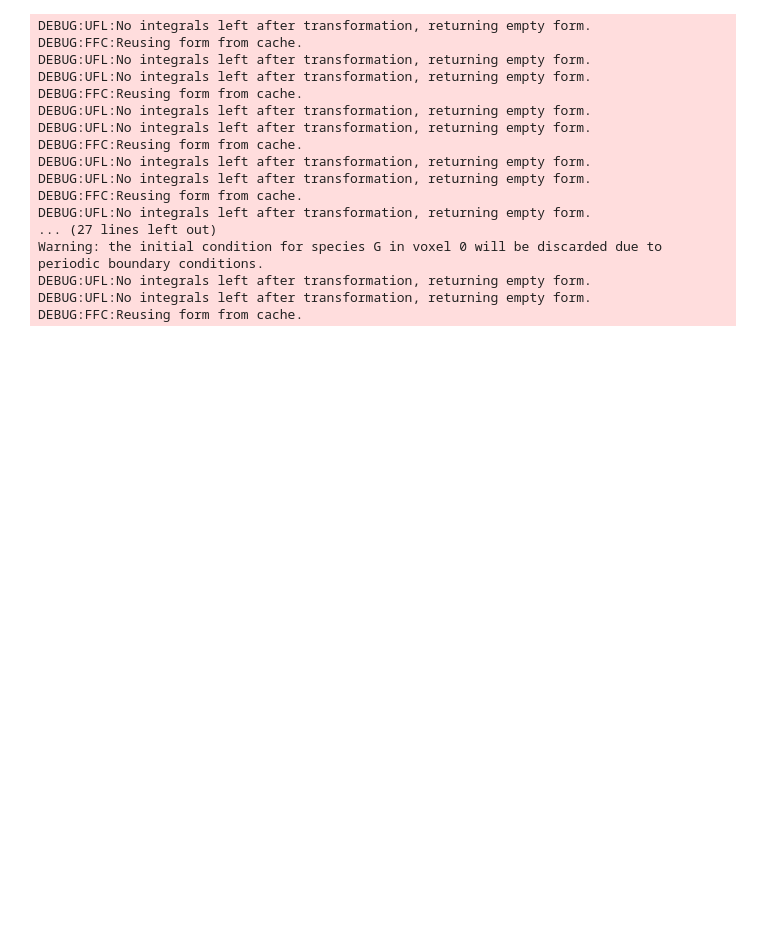
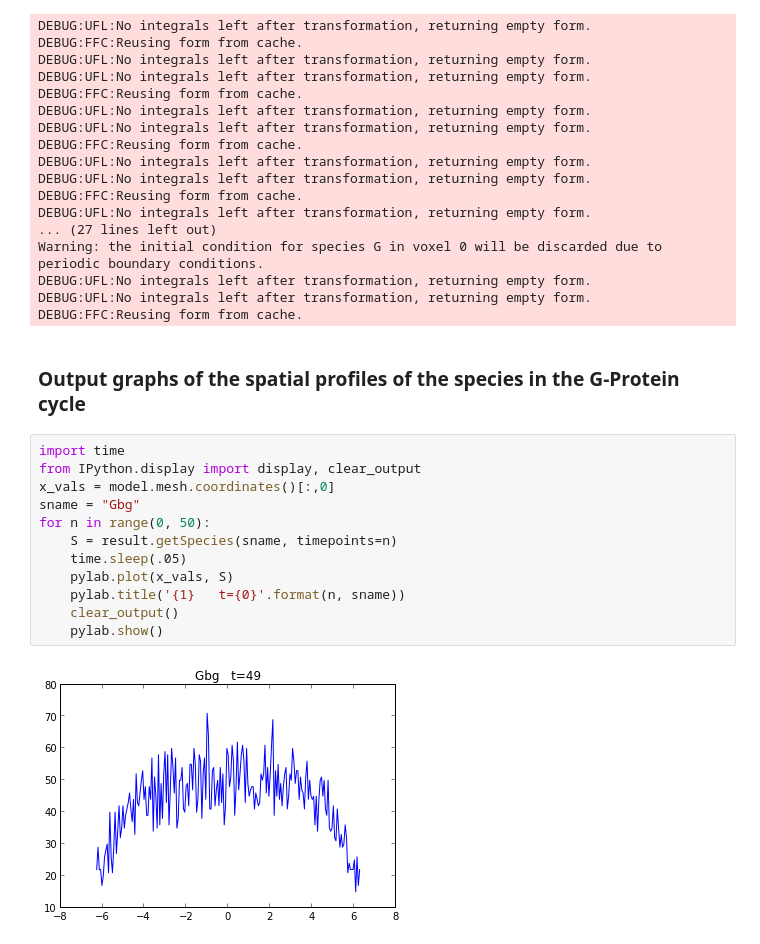
Before and after one commit to ahellander/pyurdme, a Jupyter notebook: examples/yeast_polarization/G-Protein_1D.ipynb, the cells around one changed output. Cells and saved outputs as stored; diff of their text form; blank space fills up the shorter version.

```diff
--- a/examples/yeast_polarization/G-Protein_1D.ipynb
+++ b/examples/yeast_polarization/G-Protein_1D.ipynb
@@ -22,3 +31,19 @@ Warning: the initial condition for species G in voxel 0 will be discarded due to
 DEBUG:UFL:No integrals left after transformation, returning empty form.
 DEBUG:UFL:No integrals left after transformation, returning empty form.
 DEBUG:FFC:Reusing form from cache.
+# %% [markdown]
+### Output graphs of the spatial profiles of the species in the G-Protein cycle
+# %%
+import time
+from IPython.display import display, clear_output
+x_vals = model.mesh.coordinates()[:,0]
+sname = "Gbg"
+for n in range(0, 50):
+    S = result.getSpecies(sname, timepoints=n)
+    time.sleep(.05)
+    pylab.plot(x_vals, S)
+    pylab.title('{1}   t={0}'.format(n, sname))
+    clear_output()
+    pylab.show()
+# %% [output]
+[figure, added]
```
Also changed, not shown: parts of 15 cells of this notebook, 2 other files.
